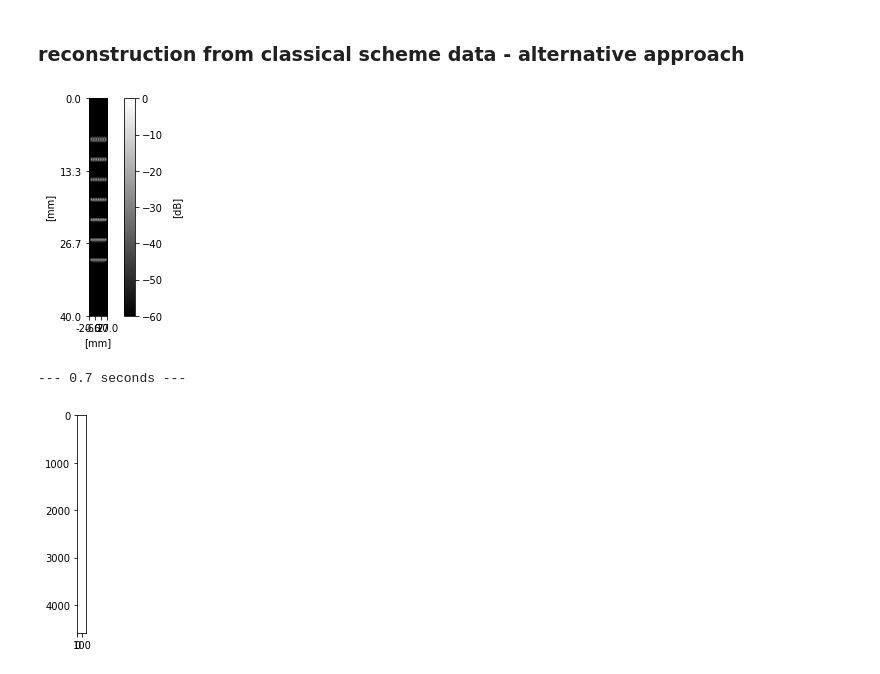
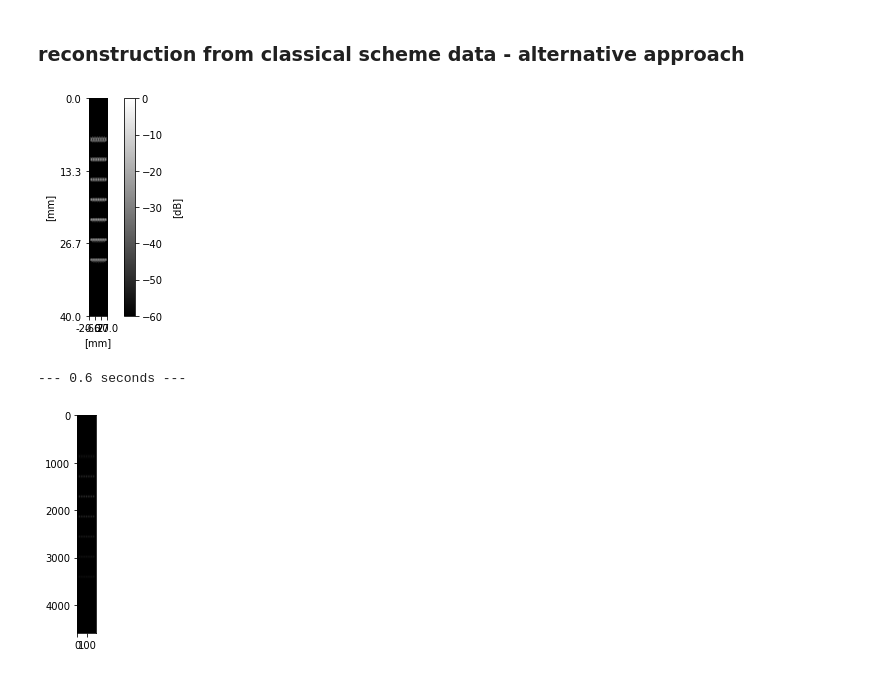
Before and after one commit to us4useu/arrus, a Jupyter notebook: python/bmode/image_reconstruction_tests.ipynb, the cells around one changed output. Cells and saved outputs as stored; diff of their text form; code cells hidden in the pictures.

```diff
--- a/python/bmode/image_reconstruction_tests.ipynb
+++ b/python/bmode/image_reconstruction_tests.ipynb
@@ -562,36 +563,37 @@ def beamforming_image_lin_temp(rf, tx_aperture, fs, c, focus, pitch):
 # %%
 # define grid for reconstruction (imaged area)
 x_grid = np.linspace(-20*1e-3, 20*1e-3, 64)
 z_grid = np.linspace(0*1e-3, 40*1e-3, 128)
 
 start_time = time.time()
 
 # type(round((time.time() - start_time)*10)/10)
 # image beamforming
 # rf_cut = rf[:, :, 24:-26]
 rf_cut = rf
 # print('rf_cut:', rf_cut.shape)
 rf_image = beamforming_image_lin_temp(rf_cut, tx_aperture, fs, c, tx_focus, pitch)
 
 # show bmode image
 make_bmode_image(rf_image, x_grid, z_grid, draw_colorbar=1)
 
 plt.imshow(calculate_envelope(rf_image),
                 interpolation='bicubic',
 #                 aspect=data_aspect,
+                   aspect=0.5,
                 cmap='gray',
-                vmin=-60, vmax=0
+#                 vmin=-60, vmax=0
                 )
 
 
 
 end_time = time.time() - start_time
 end_time = round(end_time*10)/10
 print("--- %s seconds ---" % end_time)
 # %% [output]
 [figure]
---- 0.7 seconds ---
+--- 0.6 seconds ---
-[figure, old version]
+[figure, new version]
 # %%
 temp = [1,2,3,4]
 temp = np.array(temp)
```
Also changed, not shown: parts of 2 cells of this notebook, 1 other file.
